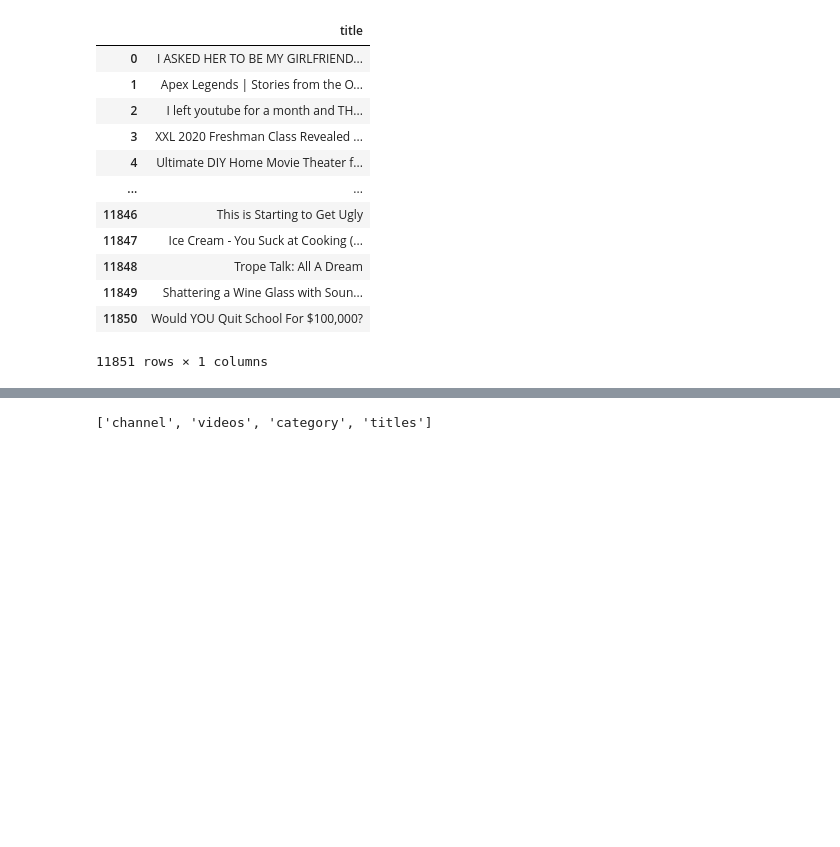
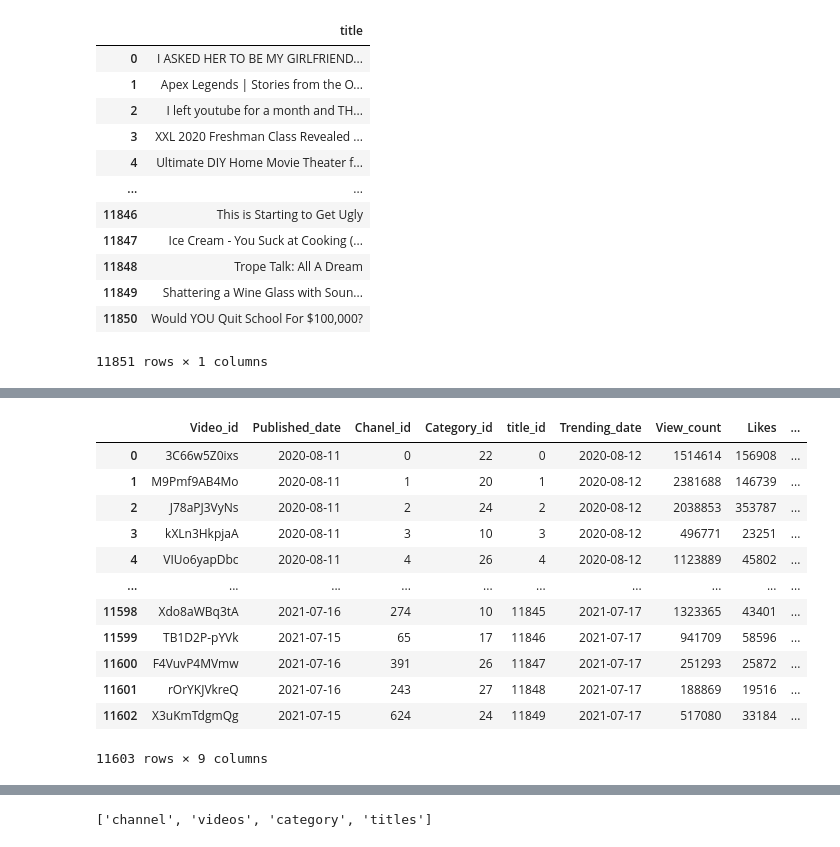
Before and after one commit to ichakrabarty/Grp_5---Youtube-Trending, a Jupyter notebook: main.sq.ipynb, the cells around one changed output, grey strips where cells are left out. Drawn from its saved outputs; the diff is of its cells as text; code cells hidden in the pictures; blank space fills up the shorter version.

```diff
--- a/main.sq.ipynb
+++ b/main.sq.ipynb
@@ -307,0 +355,17 @@ See the caveats in the documentation: https://pandas.pydata.org/pandas-docs/stab
+# %%
+videos_df = videos_df.drop_duplicates(subset= 'Video_id', ignore_index=True)
+videos_df
+# %% [output]
+|  | Video_id | Published_date | Chanel_id | Category_id | title_id | Trending_date | View_count | Likes | ... |
+| 0 | 3C66w5Z0ixs | 2020-08-11 | 0 | 22 | 0 | 2020-08-12 | 1514614 | 156908 | ... |
+| 1 | M9Pmf9AB4Mo | 2020-08-11 | 1 | 20 | 1 | 2020-08-12 | 2381688 | 146739 | ... |
+| 2 | J78aPJ3VyNs | 2020-08-11 | 2 | 24 | 2 | 2020-08-12 | 2038853 | 353787 | ... |
+| 3 | kXLn3HkpjaA | 2020-08-11 | 3 | 10 | 3 | 2020-08-12 | 496771 | 23251 | ... |
+| 4 | VIUo6yapDbc | 2020-08-11 | 4 | 26 | 4 | 2020-08-12 | 1123889 | 45802 | ... |
+| ... | ... | ... | ... | ... | ... | ... | ... | ... | ... |
+| 11598 | Xdo8aWBq3tA | 2021-07-16 | 274 | 10 | 11845 | 2021-07-17 | 1323365 | 43401 | ... |
+| 11599 | TB1D2P-pYVk | 2021-07-15 | 65 | 17 | 11846 | 2021-07-17 | 941709 | 58596 | ... |
+| 11600 | F4VuvP4MVmw | 2021-07-16 | 391 | 26 | 11847 | 2021-07-17 | 251293 | 25872 | ... |
+| 11601 | rOrYKJVkreQ | 2021-07-16 | 243 | 27 | 11848 | 2021-07-17 | 188869 | 19516 | ... |
+| 11602 | X3uKmTdgmQg | 2021-07-15 | 624 | 24 | 11849 | 2021-07-17 | 517080 | 33184 | ... |
+11603 rows × 9 columns
```
Also changed, not shown: parts of 14 cells of this notebook.
